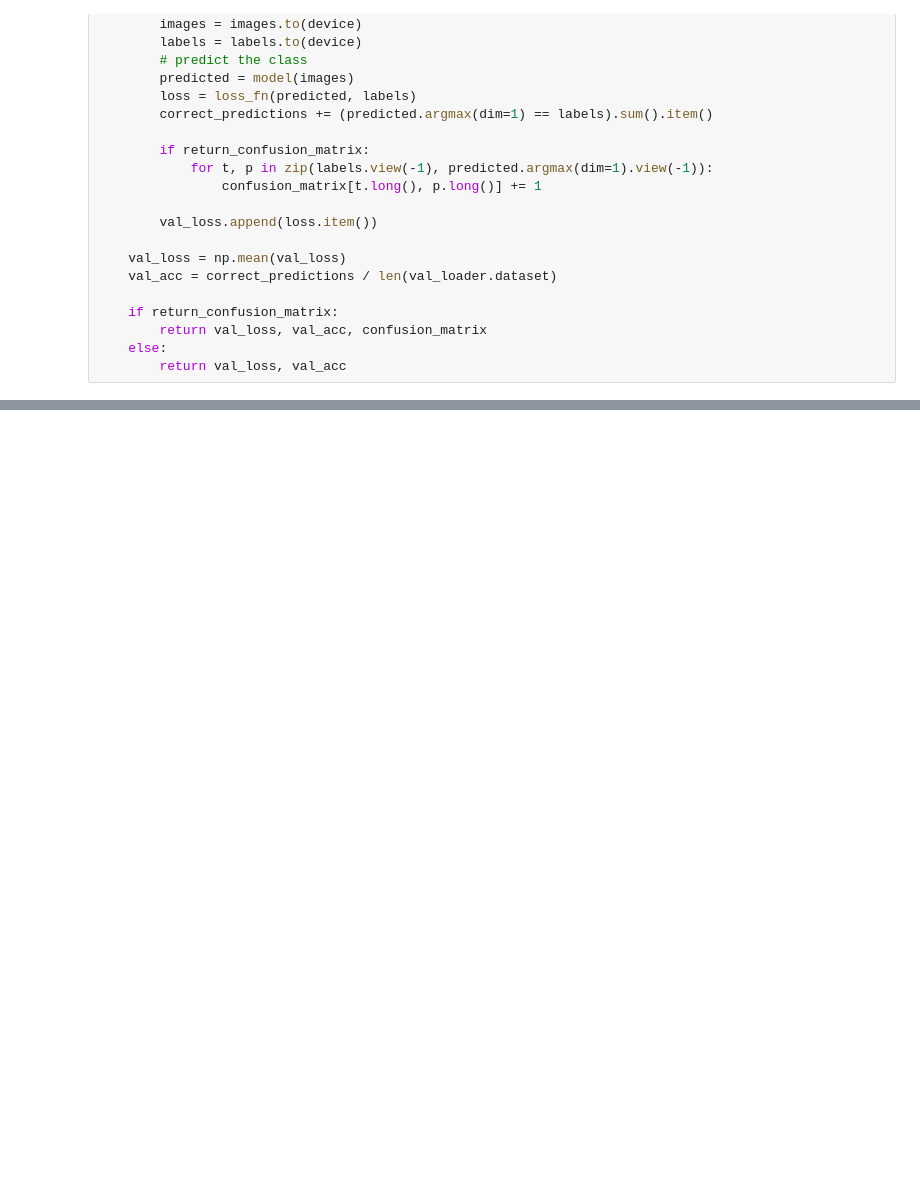
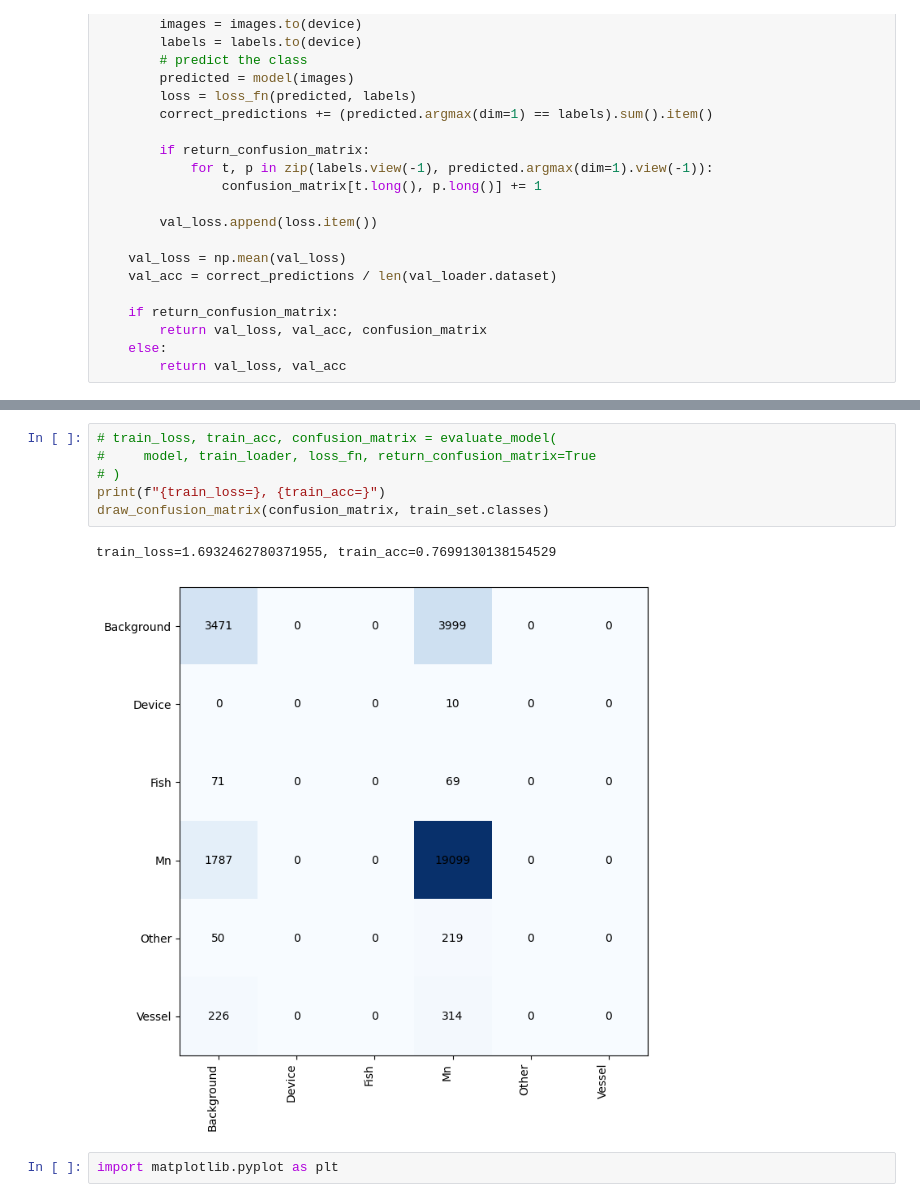
Before and after one commit to adrianmonaghan/SonoAcousticWhale, a Jupyter notebook: EDA/nn_model.ipynb, the cells around one changed output, grey strips where cells are left out. Drawn from its saved outputs; the diff is of its cells as text; blank space fills up the shorter version.

```diff
--- a/EDA/nn_model.ipynb
+++ b/EDA/nn_model.ipynb
@@ -246,0 +352,11 @@ RuntimeError: mat1 and mat2 shapes cannot be multiplied (128x196608 and 2352x128
+# %%
+# train_loss, train_acc, confusion_matrix = evaluate_model(
+#     model, train_loader, loss_fn, return_confusion_matrix=True
+# )
+print(f"{train_loss=}, {train_acc=}")
+draw_confusion_matrix(confusion_matrix, train_set.classes)
+# %% [output]
+train_loss=1.6932462780371955, train_acc=0.7699130138154529
+[figure, added]
+# %%
+import matplotlib.pyplot as plt
```
Also changed, not shown: parts of 22 cells of this notebook.
